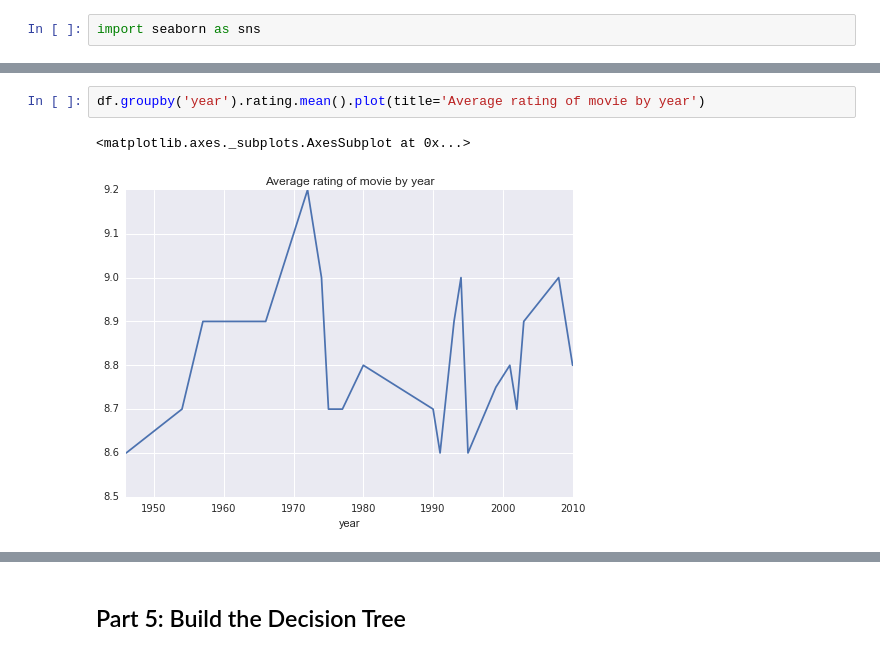
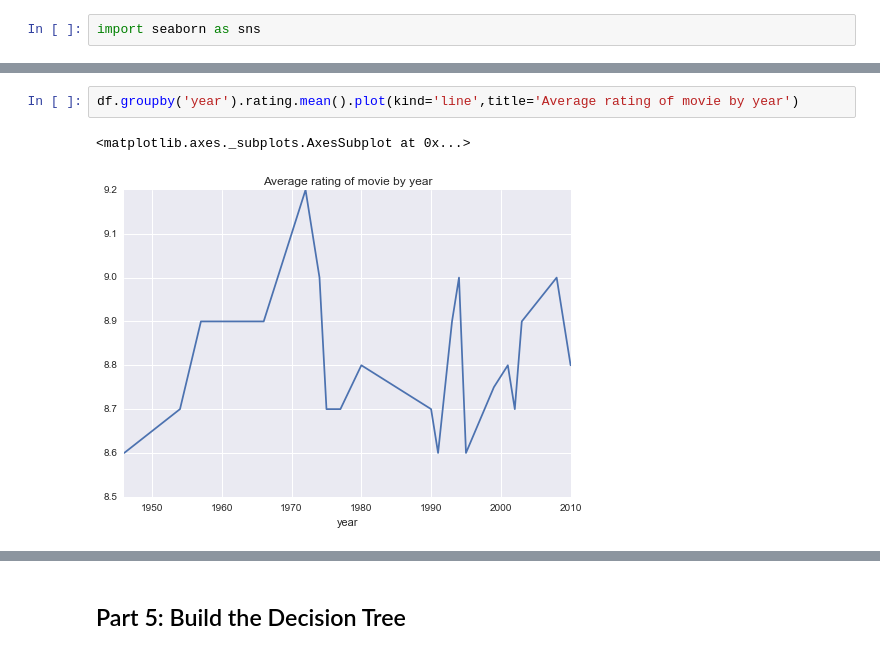
Before and after one commit to isaacmoore/DSI_SM_Project6, a Jupyter notebook: project6-isaacmoore.ipynb, the cells around one changed output, grey strips where cells are left out. Saved outputs shown, nothing was run; the diff lists cells and outputs as text.

```diff
--- a/project6-isaacmoore.ipynb
+++ b/project6-isaacmoore.ipynb
@@ -521,5 +554,5 @@ df.groupby('year').num_votes.mean().plot(title='Average number of votes by movie
 # %%
-df.groupby('year').rating.mean().plot(title='Average rating of movie by year')
+df.groupby('year').rating.mean().plot(kind='line',title='Average rating of movie by year')
 # %% [output]
 <matplotlib.axes._subplots.AxesSubplot at 0x...>
-[figure, old version]
+[figure, new version]
```
Also changed, not shown: parts of 42 cells of this notebook, 2 other files.
